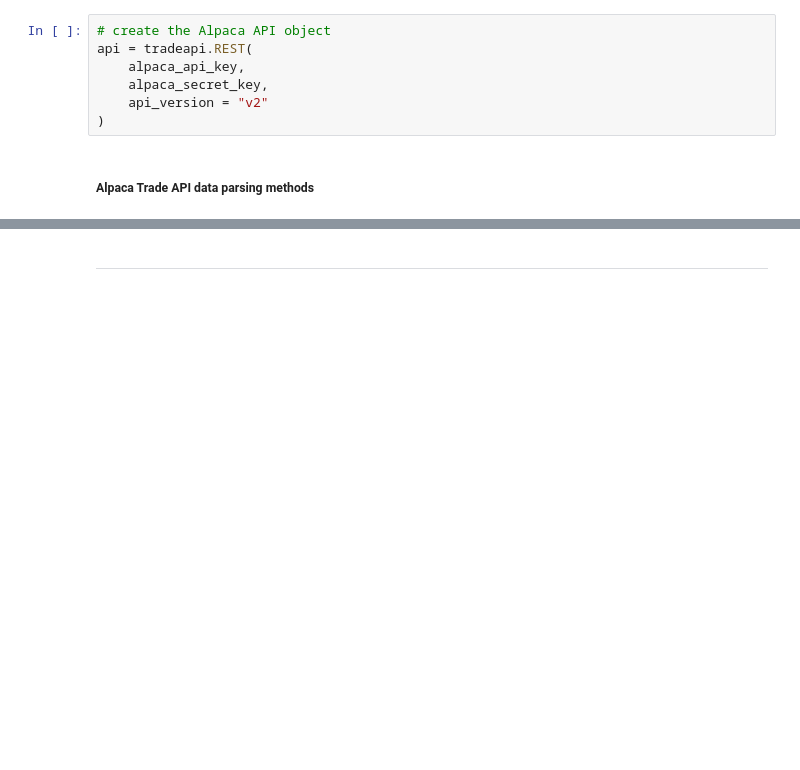
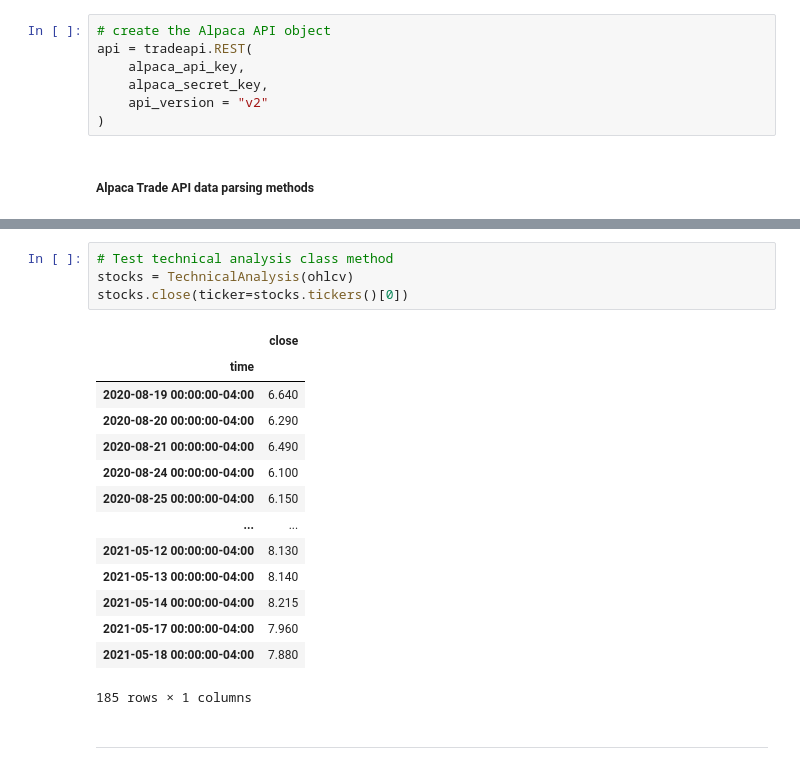
Before and after one commit to illyanyc/fin-tracker, a Jupyter notebook: technicals.ipynb, the cells around one changed output, grey strips where cells are left out. Cells and saved outputs as stored; diff of their text form; blank space fills up the shorter version.

```diff
--- a/technicals.ipynb
+++ b/technicals.ipynb
@@ -164,3 +167,22 @@ Getting OHLCV for: ['ODT', 'MSON', 'CMTL']
+# %%
+# Test technical analysis class method
+stocks = TechnicalAnalysis(ohlcv)
+stocks.close(ticker=stocks.tickers()[0])
+# %% [output]
+|  | close |
+| time |  |
+| 2020-08-19 00:00:00-04:00 | 6.640 |
+| 2020-08-20 00:00:00-04:00 | 6.290 |
+| 2020-08-21 00:00:00-04:00 | 6.490 |
+| 2020-08-24 00:00:00-04:00 | 6.100 |
+| 2020-08-25 00:00:00-04:00 | 6.150 |
+| ... | ... |
+| 2021-05-12 00:00:00-04:00 | 8.130 |
+| 2021-05-13 00:00:00-04:00 | 8.140 |
+| 2021-05-14 00:00:00-04:00 | 8.215 |
+| 2021-05-17 00:00:00-04:00 | 7.960 |
+| 2021-05-18 00:00:00-04:00 | 7.880 |
+185 rows × 1 columns
 # %% [markdown]
 ---
 # %% [markdown]
```
Also changed, not shown: parts of 16 cells of this notebook, 2 other files.
